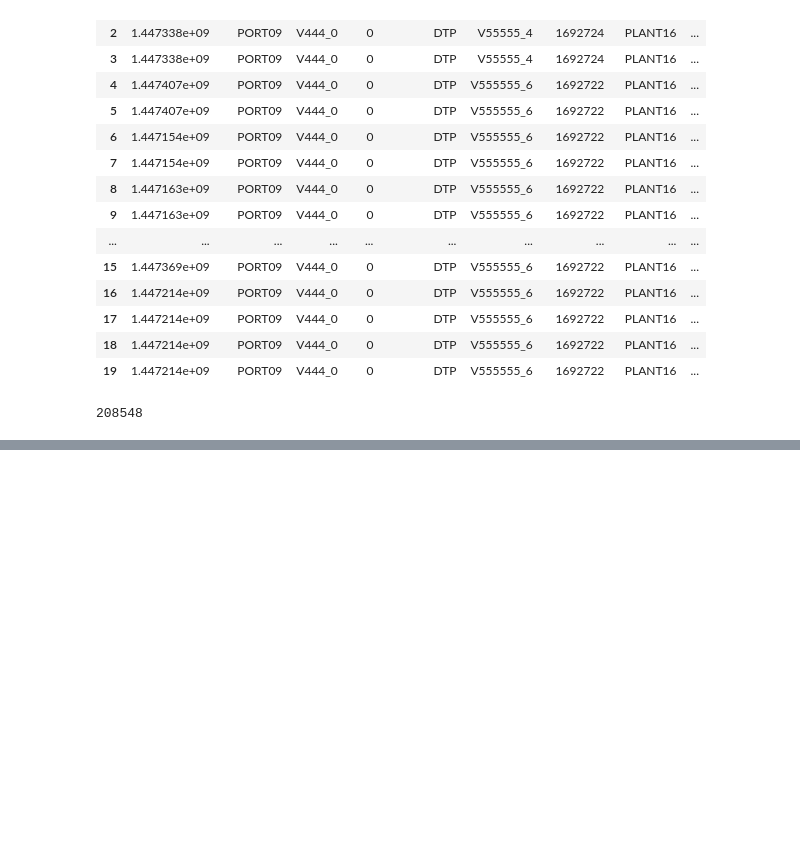
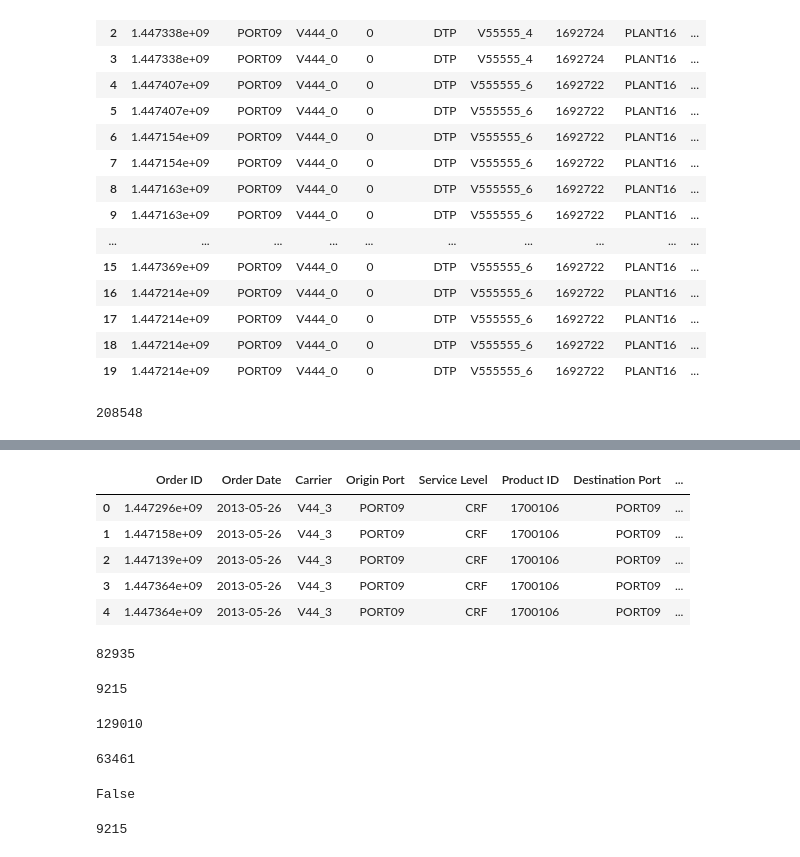
Before and after one commit to bravo-joe/supply-chain-optimization, a Jupyter notebook: notebooks/prototype_notebook.ipynb, the cells around one changed output, grey strips where cells are left out. Drawn from its saved outputs; the diff is of its cells as text; code cells hidden in the pictures; blank space fills up the shorter version.

```diff
--- a/notebooks/prototype_notebook.ipynb
+++ b/notebooks/prototype_notebook.ipynb
@@ -452,0 +468,13 @@ len(merged_data)
+# %%
+# 2. FreightRates table
+freight_rates = pd.read_excel(file_loc, sheet_name=1)
+# 3. WhCosts
+wh_costs = pd.read_excel(file_loc, sheet_name=2)
+# 4. WhCapacities
+wh_capacities = pd.read_excel(file_loc, sheet_name=3)
+# 5. ProductsPerPlant
+prods_per_plant = pd.read_excel(file_loc, sheet_name=4)
+# 6. VmiCustomers
+vmi_customers = pd.read_excel(file_loc, sheet_name=5)
+# 7. PlantPorts
+plant_ports = pd.read_excel(file_loc, sheet_name=6)
@@ -452,0 +600,36 @@ len(merged_data)
+# %%
+# Prototype merge
+df_merge_1 = pd.merge(raw_data, plant_ports, left_on= ['Origin Port'], right_on= ['Port'])
+df_merge_1.head()
+# %% [output]
+|  | Order ID | Order Date | Carrier | Origin Port | Service Level | Product ID | Destination Port | ... |
+| 0 | 1.447296e+09 | 2013-05-26 | V44_3 | PORT09 | CRF | 1700106 | PORT09 | ... |
+| 1 | 1.447158e+09 | 2013-05-26 | V44_3 | PORT09 | CRF | 1700106 | PORT09 | ... |
+| 2 | 1.447139e+09 | 2013-05-26 | V44_3 | PORT09 | CRF | 1700106 | PORT09 | ... |
+| 3 | 1.447364e+09 | 2013-05-26 | V44_3 | PORT09 | CRF | 1700106 | PORT09 | ... |
+| 4 | 1.447364e+09 | 2013-05-26 | V44_3 | PORT09 | CRF | 1700106 | PORT09 | ... |
+# %%
+# Size calculates number of rows times the number of columns
+raw_data.size
+# %% [output]
+82935
+# %%
+len(order_list)
+# %% [output]
+9215
+# %%
+9215*14
+# %% [output]
+129010
+# %%
+len(df_merge_1)
+# %% [output]
+63461
+# %%
+len(df_merge_1) == len(order_list)
+# %% [output]
+False
+# %%
+order_list['Order ID'].nunique()
+# %% [output]
+9215
```
Also changed, not shown: parts of 35 cells of this notebook.
